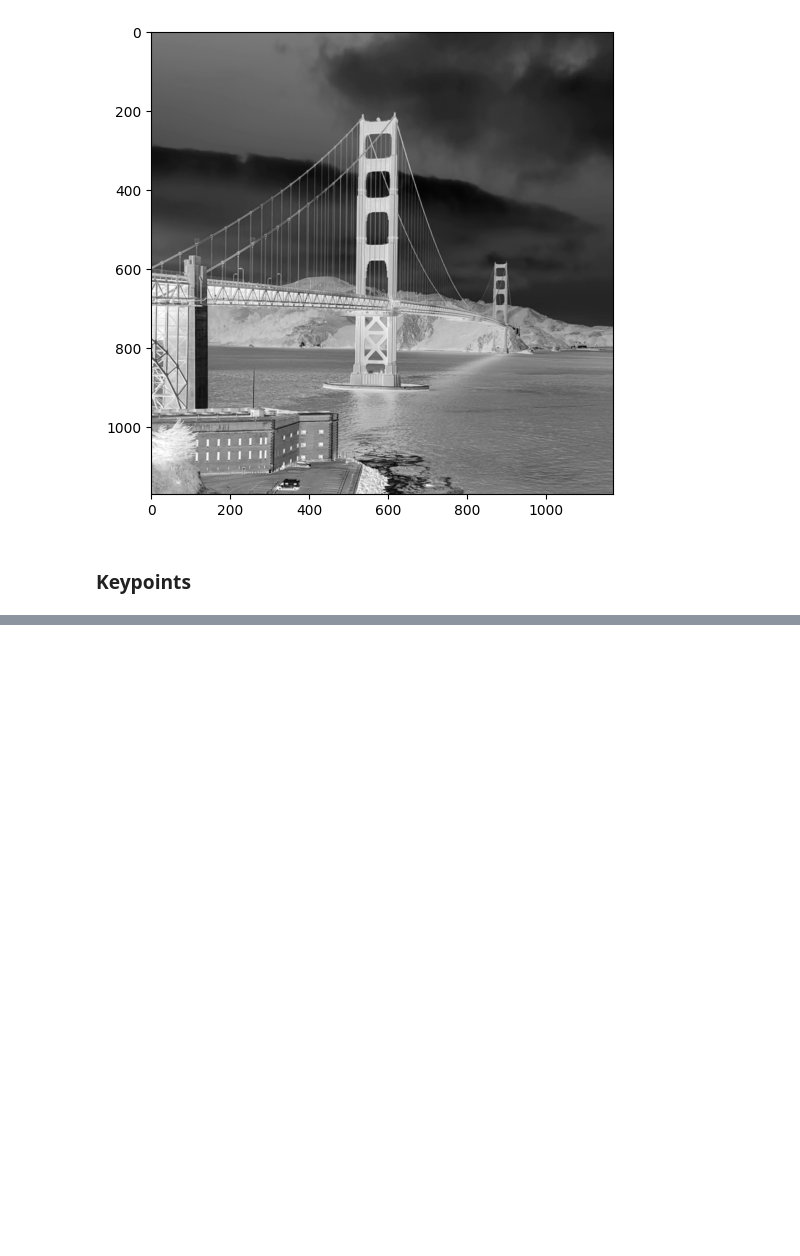
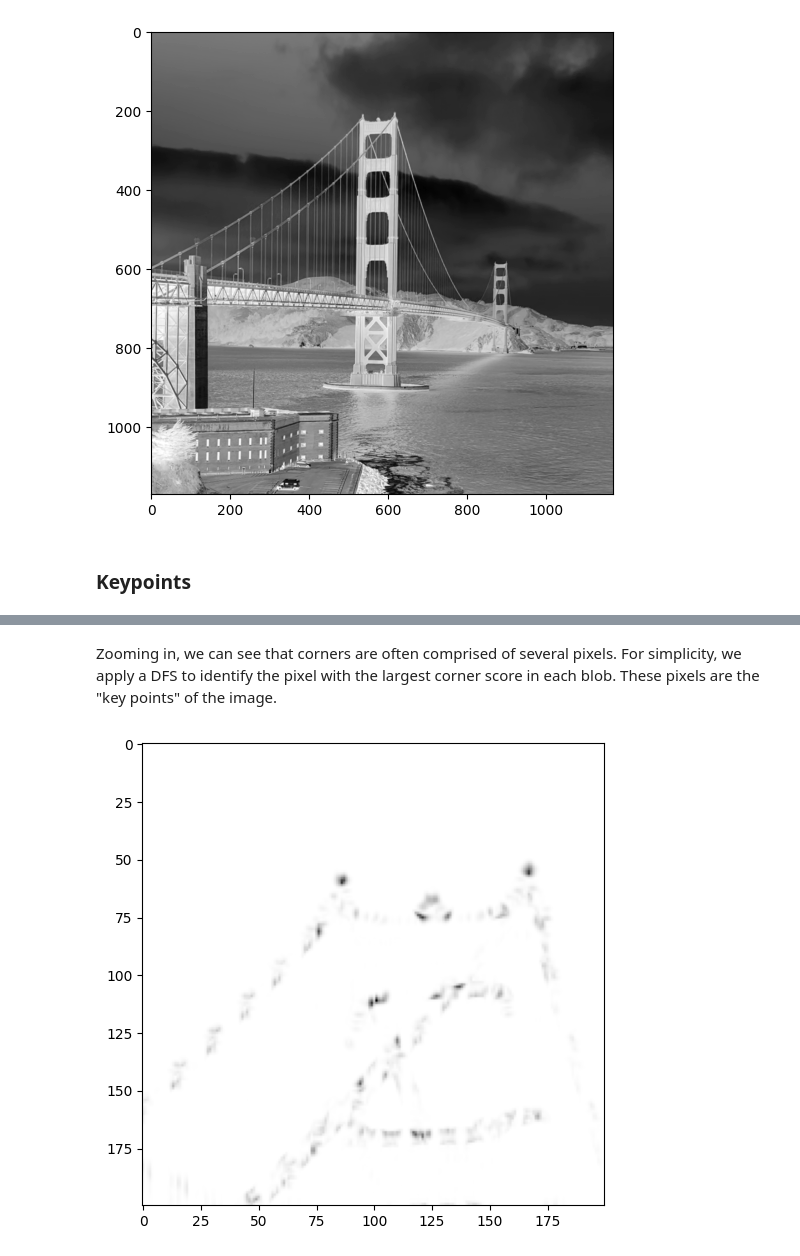
Before and after one commit to davisarthur/Photogrammetry, a Jupyter notebook: src/notebooks/keypoint.ipynb, the cells around one changed output, grey strips where cells are left out. Cells and saved outputs as stored; diff of their text form; code cells hidden in the pictures; blank space fills up the shorter version.

```diff
--- a/src/notebooks/keypoint.ipynb
+++ b/src/notebooks/keypoint.ipynb
@@ -44,0 +55,9 @@ plt.show()
+# %% [markdown]
+Zooming in, we can see that corners are often comprised of several pixels. For simplicity, we apply a DFS to identify the pixel with the largest corner score in each blob. These pixels are the "key points" of the image.
+# %%
+plt.figure(figsize=(6, 6))
+plt.imshow(corner_scores[150:350,450:650], cmap='binary')
+plt.imshow(np.asarray(image)[150:350,450:650,:], alpha=0.1)
+plt.show()
+# %% [output]
+[figure, added]
```
Also changed, not shown: parts of 5 cells of this notebook, 2 other files.
